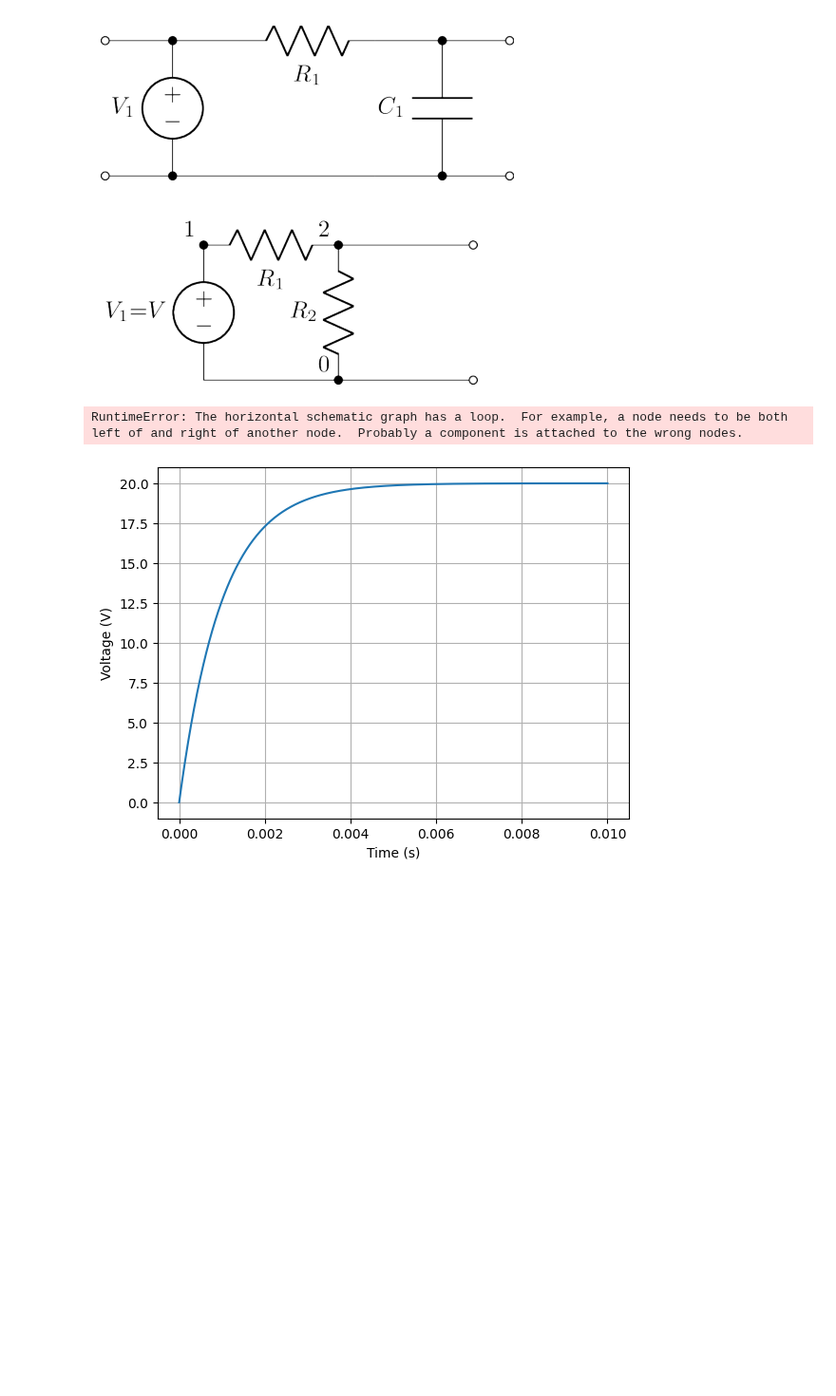
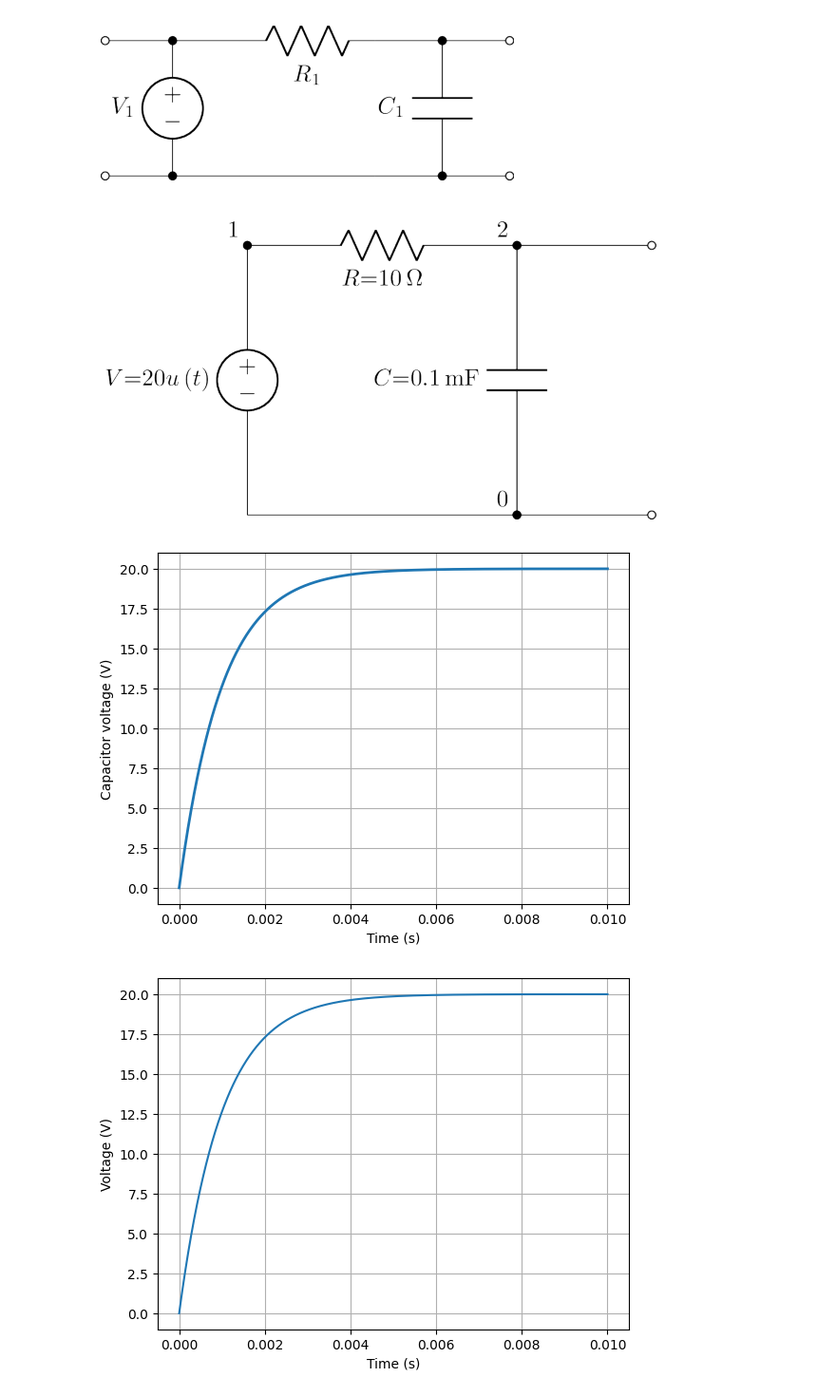
Before and after one commit to venkataratnamb20/quicksilicon, a Jupyter notebook: notebooks/signal_systems_and_the_noise.ipynb, the cells around one changed output. Shown at 95% size. Cells and saved outputs as stored; diff of their text form; code cells hidden in the pictures; blank space fills up the shorter version.

```diff
--- a/notebooks/signal_systems_and_the_noise.ipynb
+++ b/notebooks/signal_systems_and_the_noise.ipynb
@@ -281,48 +328,46 @@ tp = Shunt(V('V1')).chain(tp)
 tp.draw()
 # %% [output]
 [figure]
-# %%
-from lcapy import Circuit
-resdiv_cct = """
-V1 1 0_1 dc V; down
-R1 1 2 R1; right
-R2 2 0 R2; down
-P1 2_2 0_2; down
-W1 2 2_2; right
-W2 0_1 0; right
-W3 0 0_2; right
-
-"""
-resdiv_cct = Circuit(resdiv_cct)
-resdiv_cct.draw()
-# %% [output]
-[figure, removed]
 # %%
 from lcapy import Circuit
 
+# Spice Netlist
+spice_cct = """
+.TITLE RC Circuit
+
+V 1 0 step 20
+R 1 2 10
+C 2 0 1e-4
+"""
+
+# lcapy netlist to draw schematic
 cct = Circuit("""
-V 1 0 step 20; down
-R 1 2 10; right
-C 2 0 1e-4; down
-W_1
+V 1 0_1 step 20; down=2
+R 1 2 10; right=2
+C 2 0 1e-4; down=2
+P1 2_2 0_2; down=2
+W1 2 2_2; right=1
+W2 0_1 0; right=2
+W3 0 0_2; right=1
 """)
 
-cct.draw(auto)
+cct.draw()
 
 import numpy as np
 t = np.linspace(0, 0.01, 1000)
 vc = cct.C.v.evaluate(t)
 
 from matplotlib.pyplot import subplots, savefig
 fig, ax = subplots(1)
 ax.plot(t, vc, linewidth=2)
 ax.set_xlabel('Time (s)')
 ax.set_ylabel('Capacitor voltage (V)')
 ax.grid(True)
 
 savefig('circuit-VRC1-vc.png')
 # %% [output]
-RuntimeError: The horizontal schematic graph has a loop.  For example, a node needs to be both left of and right of another node.  Probably a component is attached to the wrong nodes.
+[figure, added]
+[figure, added]
 # %%
 # alternative method for plotting
 from lcapy import Circuit
```
Also changed, not shown: parts of 8 cells of this notebook.
